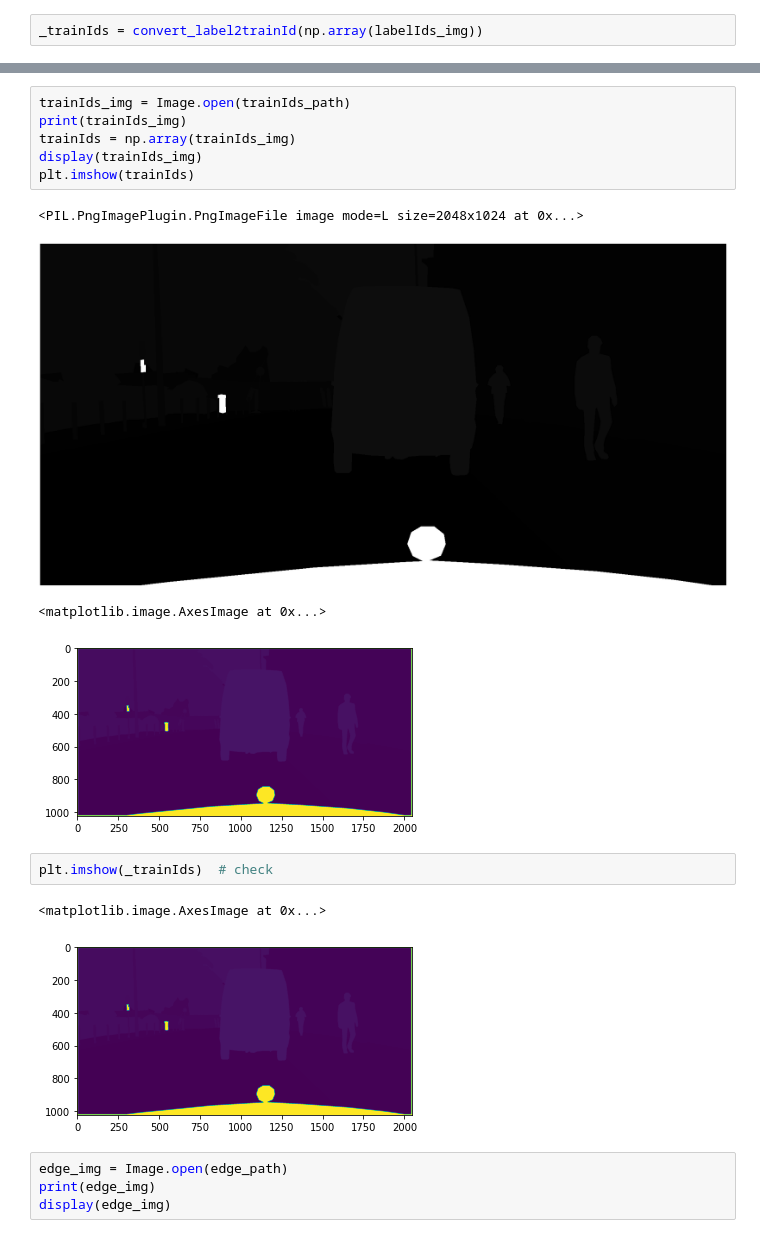
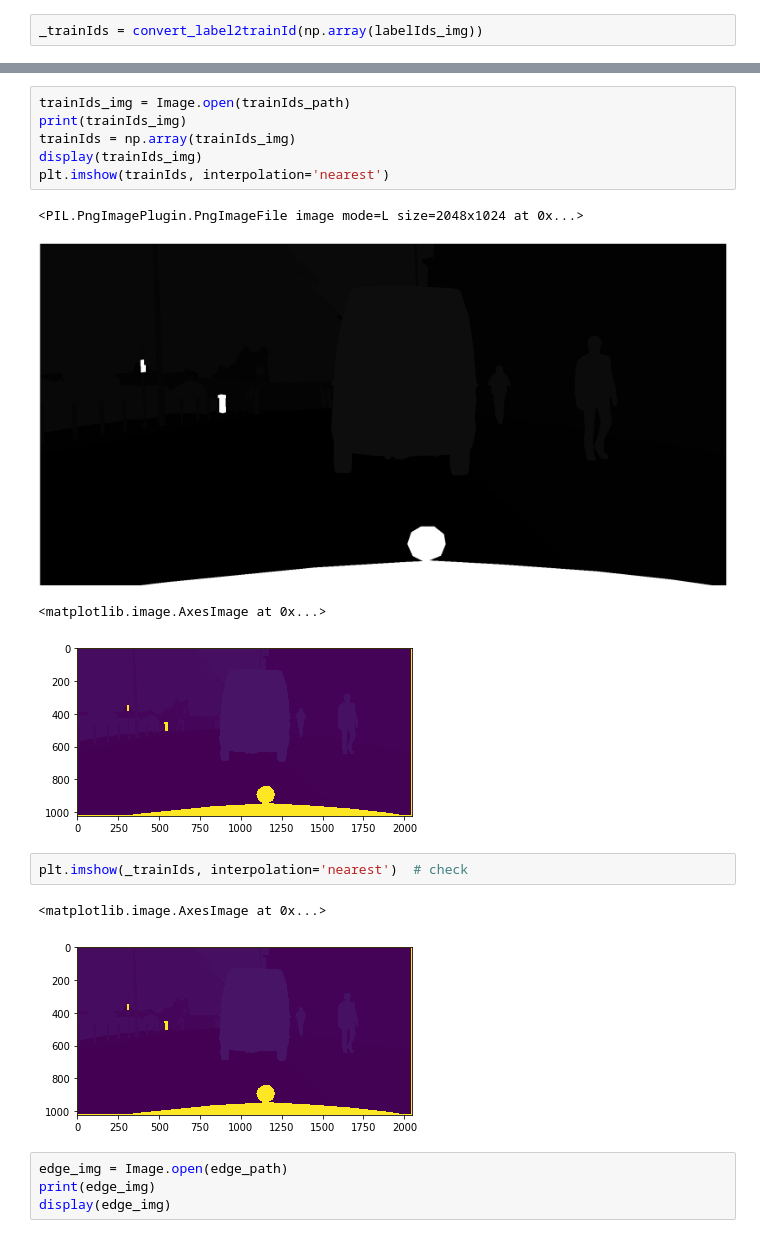
Before and after one commit to haruishi43/GSCNN, a Jupyter notebook: notebooks/check_preprocess_cityscapes.ipynb, the cells around one changed output, grey strips where cells are left out. Saved outputs shown, nothing was run; the diff lists cells and outputs as text.

```diff
--- a/notebooks/check_preprocess_cityscapes.ipynb
+++ b/notebooks/check_preprocess_cityscapes.ipynb
@@ -68,19 +68,19 @@ for i in range(19):
 # %%
 trainIds_img = Image.open(trainIds_path)
 print(trainIds_img)
 trainIds = np.array(trainIds_img)
 display(trainIds_img)
-plt.imshow(trainIds)
+plt.imshow(trainIds, interpolation='nearest')
 # %% [output]
 <PIL.PngImagePlugin.PngImageFile image mode=L size=2048x1024 at 0x...>
 [figure]
 <matplotlib.image.AxesImage at 0x...>
-[figure, old version]
+[figure, new version]
 # %%
-plt.imshow(_trainIds)  # check
+plt.imshow(_trainIds, interpolation='nearest')  # check
 # %% [output]
 <matplotlib.image.AxesImage at 0x...>
-[figure, old version]
+[figure, new version]
 # %%
 edge_img = Image.open(edge_path)
 print(edge_img)
```
Also changed, not shown: parts of 5 cells of this notebook.
